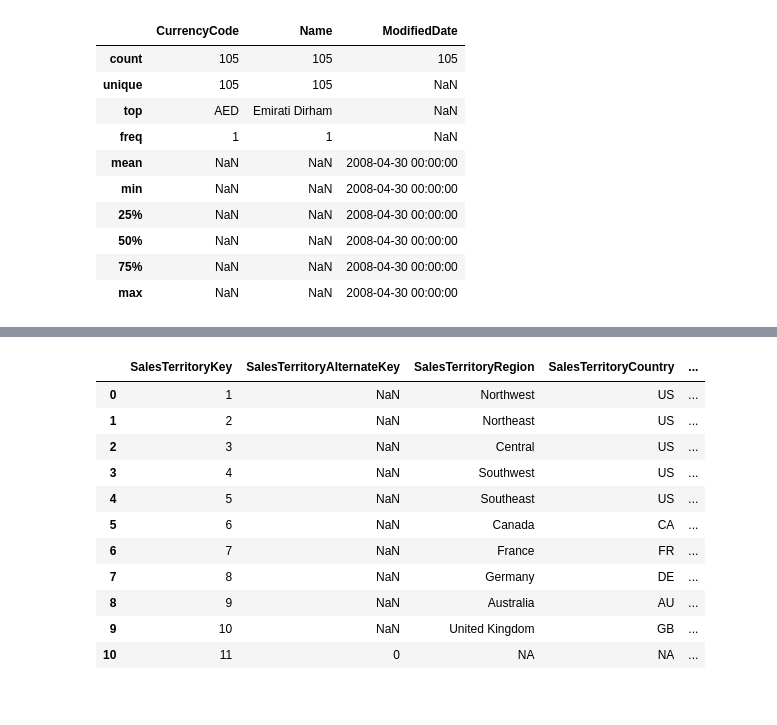
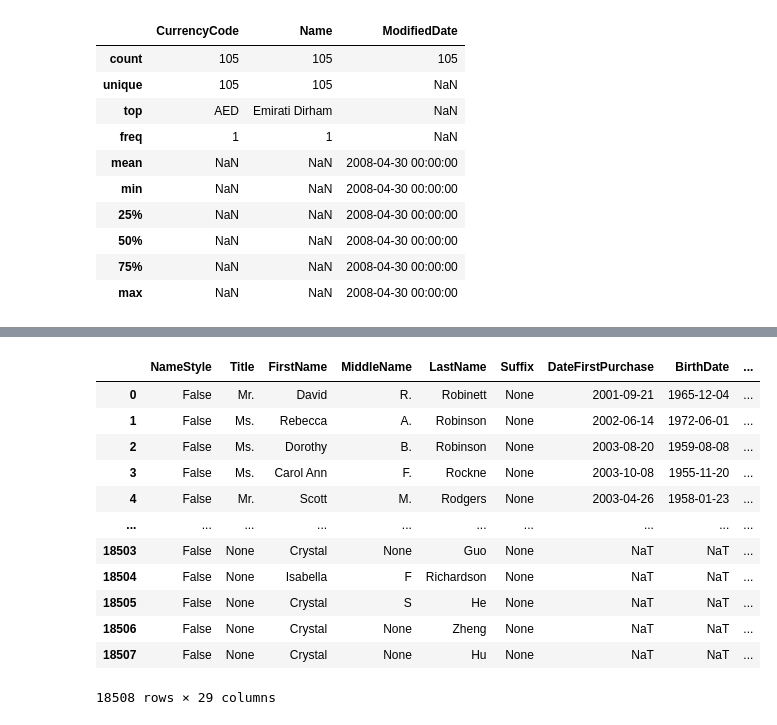
Before and after one commit to AngieJoya99/ETL-proyecto, a Jupyter notebook: pruebaConexion.ipynb, the cells around one changed output, grey strips where cells are left out. Drawn from its saved outputs; the diff is of its cells as text; code cells hidden in the pictures.

Commit message:
factInternetSales

```diff
--- a/pruebaConexion.ipynb
+++ b/pruebaConexion.ipynb
@@ -369,15 +355,35 @@ def transformDimSalesTerritory(SalesTerritory):
-# %%
-transformDimSalesTerritory(sales["SalesTerritory"])
-# %% [output]
-|  | SalesTerritoryKey | SalesTerritoryAlternateKey | SalesTerritoryRegion | SalesTerritoryCountry | ... |
-| 0 | 1 | NaN | Northwest | US | ... |
-| 1 | 2 | NaN | Northeast | US | ... |
-| 2 | 3 | NaN | Central | US | ... |
-| 3 | 4 | NaN | Southwest | US | ... |
-| 4 | 5 | NaN | Southeast | US | ... |
-| 5 | 6 | NaN | Canada | CA | ... |
-| 6 | 7 | NaN | France | FR | ... |
-| 7 | 8 | NaN | Germany | DE | ... |
-| 8 | 9 | NaN | Australia | AU | ... |
-| 9 | 10 | NaN | United Kingdom | GB | ... |
-| 10 | 11 | 0 | NA | NA | ... |
+# %%
+import xml.etree.ElementTree as ET
+def extraerDemografia(df, xml_col):
+    data = []
+
+    for xml_str in df[xml_col]:
+        try:
+            root = ET.fromstring(xml_str)
+            row = {child.tag.split('}')[1]: child.text for child in root}
+            data.append(row)
+        except ET.ParseError:
+            # En caso de que haya XML mal formado
+            data.append({})
+
+    df_parsed = pd.DataFrame(data)
+
+    # Columnas numéricas conocidas
+    numeric_cols = [
+        'TotalPurchaseYTD', 'TotalChildren', 'NumberChildrenAtHome',
+        'NumberCarsOwned', 'HomeOwnerFlag'
+    ]
+
+    for col in numeric_cols:
+        if col in df_parsed.columns:
+            df_parsed[col] = pd.to_numeric(df_parsed[col], errors='coerce')
+
+    # Columnas de fecha conocidas
+    date_cols = ['BirthDate', 'DateFirstPurchase']
+
+    for col in date_cols:
+        if col in df_parsed.columns:
+            df_parsed[col] = df_parsed[col].str.replace('Z','', regex=False)  # quitar la Z
+            df_parsed[col] = pd.to_datetime(df_parsed[col], errors='coerce', format='%Y-%m-%d')
+
+    return df_parsed
@@ -383,0 +460,18 @@ transformDimSalesTerritory(sales["SalesTerritory"])
+# %%
+dimCustomer = transformDimCustomer(person, sales)
+# %%
+dimCustomer
+# %% [output]
+|  | NameStyle | Title | FirstName | MiddleName | LastName | Suffix | DateFirstPurchase | BirthDate | ... |
+| 0 | False | Mr. | David | R. | Robinett | None | 2001-09-21 | 1965-12-04 | ... |
+| 1 | False | Ms. | Rebecca | A. | Robinson | None | 2002-06-14 | 1972-06-01 | ... |
+| 2 | False | Ms. | Dorothy | B. | Robinson | None | 2003-08-20 | 1959-08-08 | ... |
+| 3 | False | Ms. | Carol Ann | F. | Rockne | None | 2003-10-08 | 1955-11-20 | ... |
+| 4 | False | Mr. | Scott | M. | Rodgers | None | 2003-04-26 | 1958-01-23 | ... |
+| ... | ... | ... | ... | ... | ... | ... | ... | ... | ... |
+| 18503 | False | None | Crystal | None | Guo | None | NaT | NaT | ... |
+| 18504 | False | None | Isabella | F | Richardson | None | NaT | NaT | ... |
+| 18505 | False | None | Crystal | S | He | None | NaT | NaT | ... |
+| 18506 | False | None | Crystal | None | Zheng | None | NaT | NaT | ... |
+| 18507 | False | None | Crystal | None | Hu | None | NaT | NaT | ... |
+18508 rows × 29 columns
```
Also changed, not shown: parts of 7 cells of this notebook, 1 other file.
